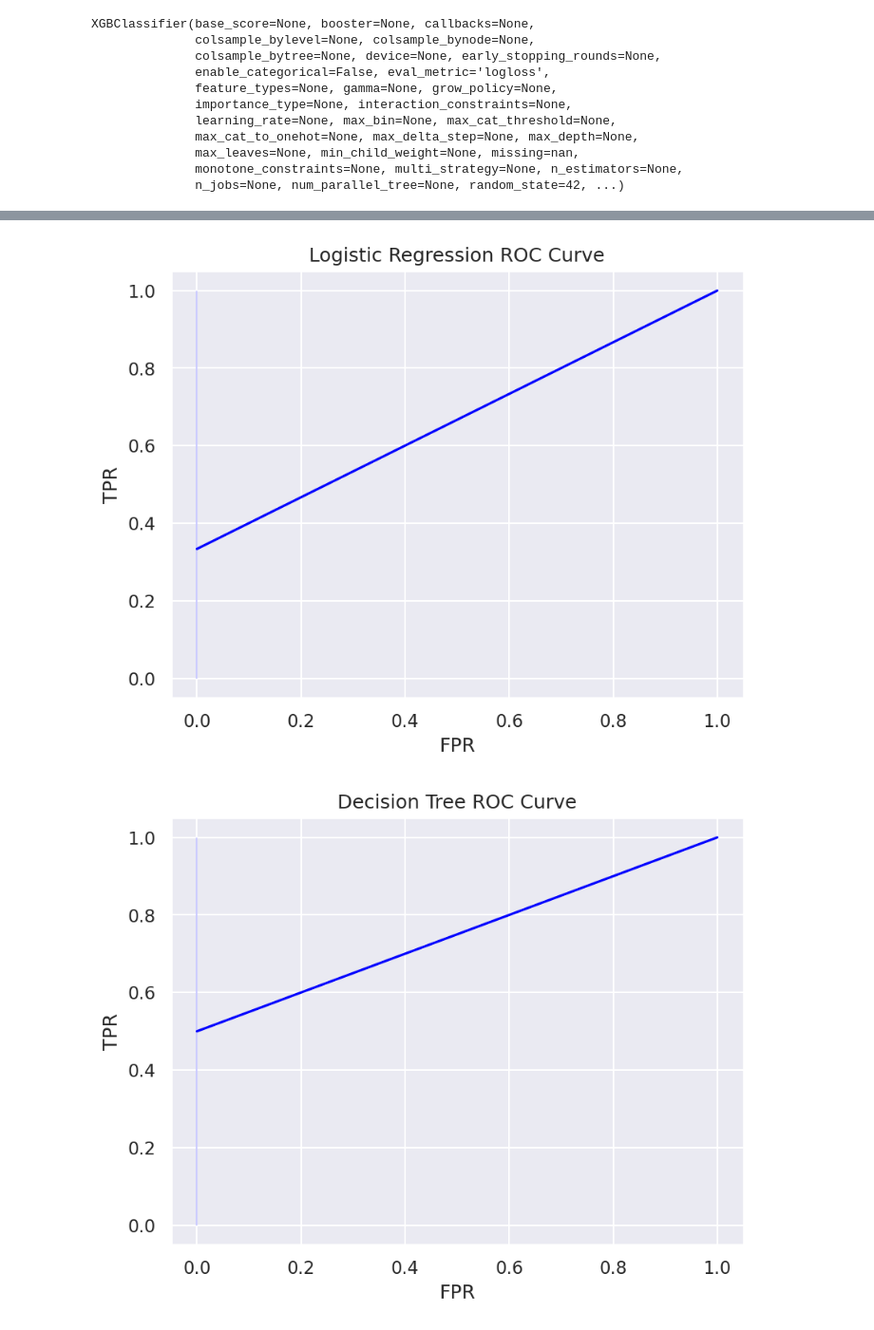
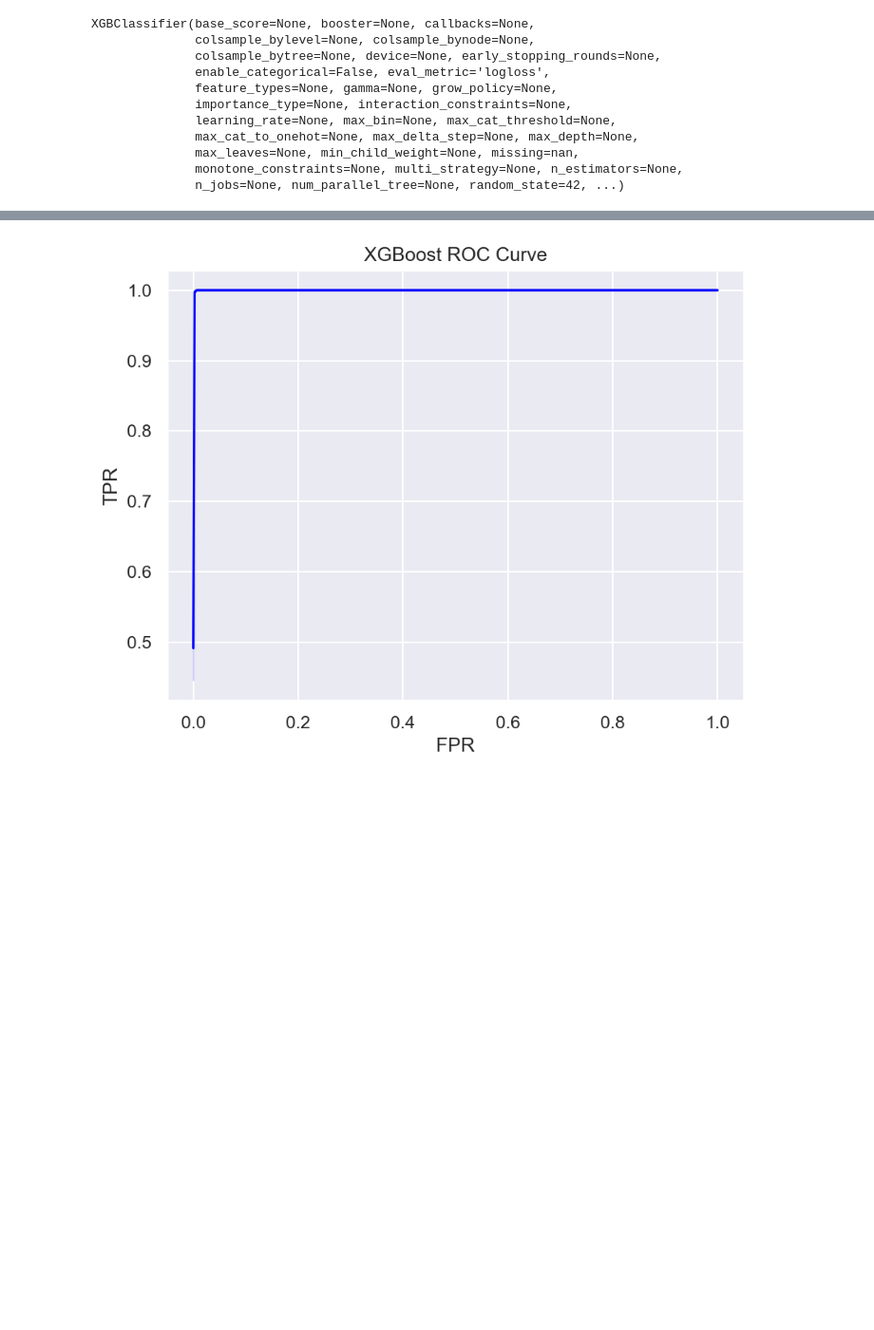
Before and after one commit to thomascl24/data207-mushrooms, a Jupyter notebook: xgboost.ipynb, the cells around one changed output, grey strips where cells are left out. Shown at 95% size. Drawn from its saved outputs; the diff is of its cells as text; code cells hidden in the pictures; blank space fills up the shorter version.

```diff
--- a/xgboost.ipynb
+++ b/xgboost.ipynb
@@ -35,6 +48,4 @@ from xgboost import XGBClassifier
 # %%
-from ucimlrepo import fetch_ucirepo
-
 # fetch dataset
 mushroom = fetch_ucirepo(id=73)
 
@@ -42,8 +53,5 @@ mushroom = fetch_ucirepo(id=73)
 X = mushroom.data.features
 y = mushroom.data.targets
 
-# metadata
-print(mushroom.metadata)
-
-# variable information
-print(mushroom.variables)
+# drop some of the columns
+X = X.drop(columns=['odor', 'stalk-root', 'ring-type', 'spore-print-color', 'population', 'habitat'])
@@ -125,3 +57,0 @@ dtype: int64
-# %%
-# Handle missing values in 'stalk-root' by filling with 'missing'
-X['stalk-root'] = X['stalk-root'].fillna('missing')
@@ -432,44 +202,15 @@ Parameters: { "use_label_encoder" } are not used.
 # %%
-from sklearn.metrics import roc_curve, roc_auc_score
-
-# Logistic Regression ROC Curve
-y_prob_lr = baseline_model.predict_proba(X_test)[:, 1]  # Get probabilities for the positive class
-fpr_lr, tpr_lr, _ = roc_curve(y_test, y_prob_lr)
-auc_lr = roc_auc_score(y_test, y_prob_lr)
-
-# Plot Logistic Regression ROC Curve
-fig, ax = plt.subplots(dpi=150)
-sns.lineplot(x=fpr_lr, y=tpr_lr, color='blue', ax=ax)
-ax.set_title(f'Logistic Regression ROC Curve')
-ax.set_xlabel('FPR')
-ax.set_ylabel('TPR')
-plt.show()
-
-# Decision Tree ROC Curve
-y_prob_dt = baseline_model_2.predict_proba(X_test)[:, 1]  # Get probabilities for the positive class
-fpr_dt, tpr_dt, _ = roc_curve(y_test, y_prob_dt)
-auc_dt = roc_auc_score(y_test, y_prob_dt)
-
-# Plot Decision Tree ROC Curve
-fig, ax = plt.subplots(dpi=150)
-sns.lineplot(x=fpr_dt, y=tpr_dt, color='blue', ax=ax)
-ax.set_title(f'Decision Tree ROC Curve')
-ax.set_xlabel('FPR')
-ax.set_ylabel('TPR')
-plt.show()
-
 # XGBoost ROC Curve
 y_prob_xgb = xgb_model.predict_proba(X_test)[:, 1]  # Get probabilities for the positive class
 fpr_xgb, tpr_xgb, _ = roc_curve(y_test, y_prob_xgb)
 auc_xgb = roc_auc_score(y_test, y_prob_xgb)
 
 # Plot XGBoost ROC Curve
 fig, ax = plt.subplots(dpi=150)
 sns.lineplot(x=fpr_xgb, y=tpr_xgb, color='blue', ax=ax)
 ax.set_title(f'XGBoost ROC Curve')
 ax.set_xlabel('FPR')
 ax.set_ylabel('TPR')
 plt.show()
 # %% [output]
-[figure, old version]
+[figure, new version]
-[figure, removed]
```
Also changed, not shown: parts of 32 cells of this notebook, 3 other files.
